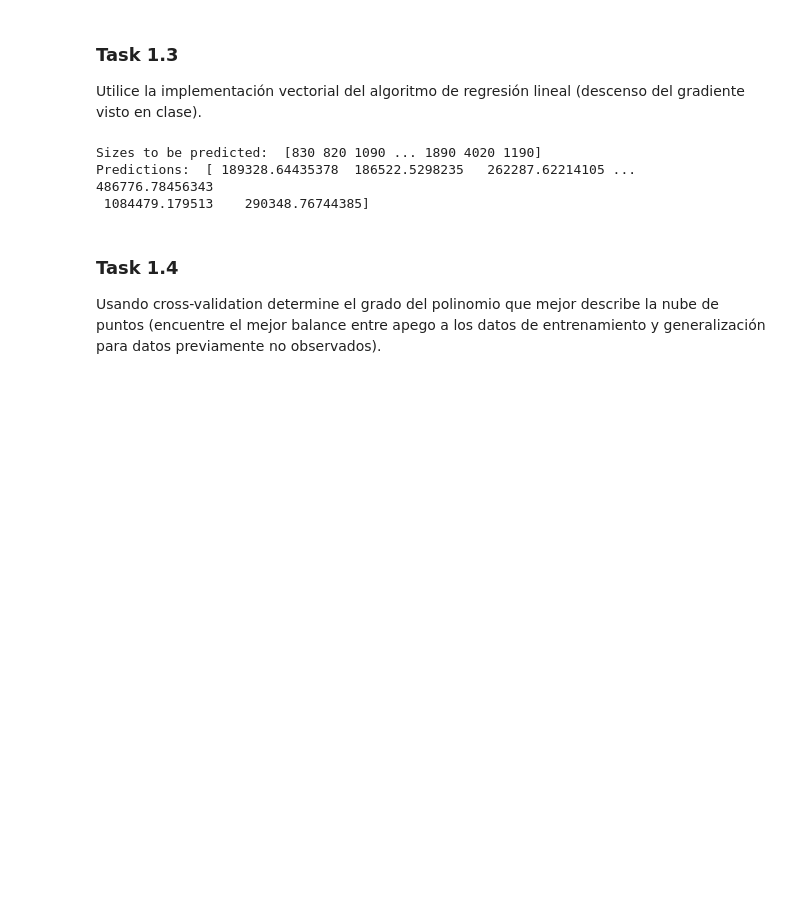
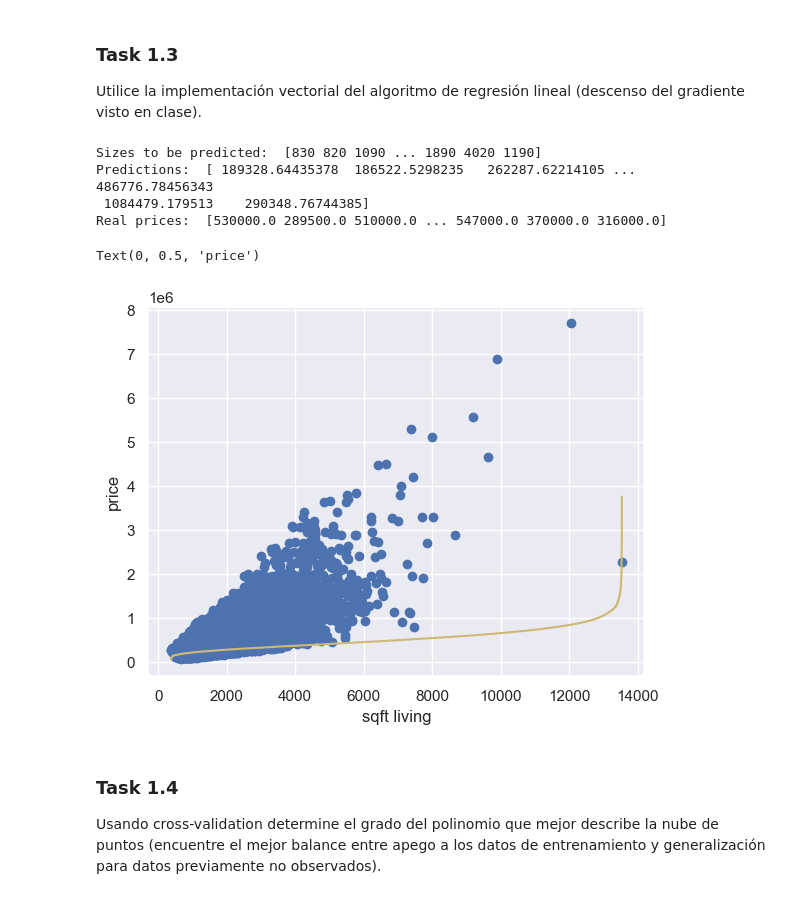
Before and after one commit to andresdlRoca/Inteligencia_Artificial-UVG-2023, a Jupyter notebook: Lab 3/main.ipynb, the cells around one changed output. Saved outputs shown, nothing was run; the diff lists cells and outputs as text; code cells hidden in the pictures; blank space fills up the shorter version.

```diff
--- a/Lab 3/main.ipynb
+++ b/Lab 3/main.ipynb
@@ -159,10 +161,22 @@ for i in sizes_arr:
 
 print("Sizes to be predicted: ", sizes_arr)
 print("Predictions: ", price_prediction)
+print("Real prices: ", testing_price)
 # %% [output]
 Sizes to be predicted:  [830 820 1090 ... 1890 4020 1190]
 Predictions:  [ 189328.64435378  186522.5298235   262287.62214105 ...  486776.78456343
  1084479.179513    290348.76744385]
+Real prices:  [530000.0 289500.0 510000.0 ... 547000.0 370000.0 316000.0]
+# %%
+plt.scatter(x=training_living, y=training_price)
+x_range = np.linspace(training_living.min(), training_living.max(), len(training_living))
+y_range = np.sort(price_prediction)
+plt.plot(x_range, y_range, color='y', label='regresion')
+plt.xlabel('sqft living')
+plt.ylabel('price')
+# %% [output]
+Text(0, 0.5, 'price')
+[figure, added]
 # %% [markdown]
 ### Task 1.4
 Usando cross-validation determine el grado del polinomio que mejor describe la nube de puntos (encuentre el mejor
```
Also changed, not shown: parts of 4 cells of this notebook.
